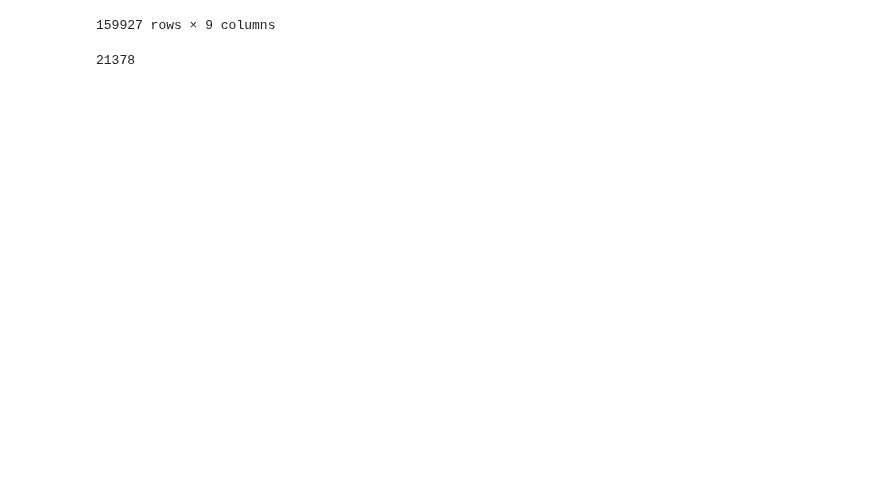
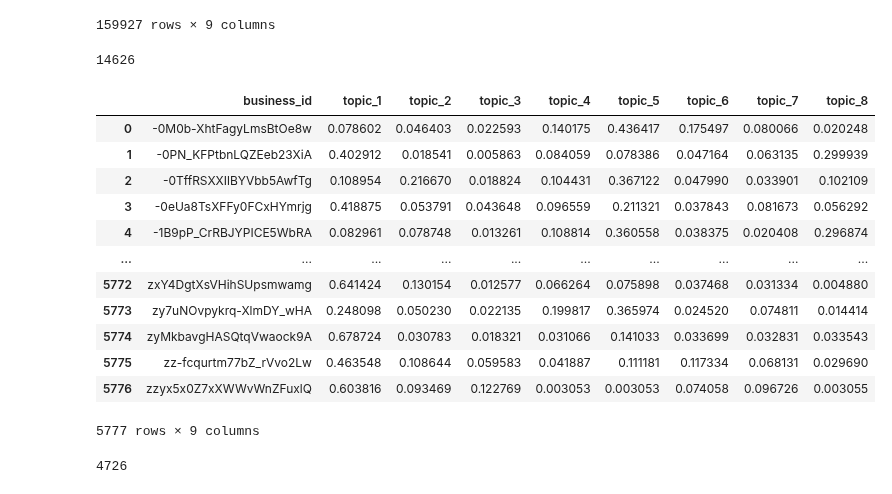
Before and after one commit to larasneves/ComplexDataAnalysis, a Jupyter notebook: user_restaurants_profiles.ipynb, the cells around one changed output. Saved outputs shown, nothing was run; the diff lists cells and outputs as text; code cells hidden in the pictures; blank space fills up the shorter version.

Commit message:
Restaurants profiles

```diff
--- a/user_profiles.ipynb
+++ b/user_restaurants_profiles.ipynb
@@ -206,7 +206,33 @@ user_profile
 | 159926 | zzx7J3zheFF3zf5YYfDAMg | 0.005443 | 0.058935 | 0.005437 | 0.005456 | 0.482066 | 0.005439 | 0.005440 | 0.431783 |
 159927 rows × 9 columns
 # %%
-frequent_users = reviews['user_id'].value_counts() > 5
+frequent_users = reviews[reviews['liked'] == 1]['user_id'].value_counts() > 5
 frequent_users.sum()
 # %% [output]
-21378
+14626
+# %%
+reviews_topic = pd.read_csv("reviews_topics_user.csv")
+reviews_topic = pd.concat([reviews_topic, reviews['business_id']], axis=1)
+reviews_topic = reviews_topic.drop(columns=['Unnamed: 0', 'review_id', 'user_id', 'stars_x', 'text'])
+restaurant_profile = reviews_topic[reviews_topic['liked'] == 1].groupby("business_id", as_index=False)[column_names].mean()
+restaurant_profile.to_csv("restaurant_profiles.csv")
+restaurant_profile
+# %% [output]
+|  | business_id | topic_1 | topic_2 | topic_3 | topic_4 | topic_5 | topic_6 | topic_7 | topic_8 |
+| 0 | -0M0b-XhtFagyLmsBtOe8w | 0.078602 | 0.046403 | 0.022593 | 0.140175 | 0.436417 | 0.175497 | 0.080066 | 0.020248 |
+| 1 | -0PN_KFPtbnLQZEeb23XiA | 0.402912 | 0.018541 | 0.005863 | 0.084059 | 0.078386 | 0.047164 | 0.063135 | 0.299939 |
+| 2 | -0TffRSXXIlBYVbb5AwfTg | 0.108954 | 0.216670 | 0.018824 | 0.104431 | 0.367122 | 0.047990 | 0.033901 | 0.102109 |
+| 3 | -0eUa8TsXFFy0FCxHYmrjg | 0.418875 | 0.053791 | 0.043648 | 0.096559 | 0.211321 | 0.037843 | 0.081673 | 0.056292 |
+| 4 | -1B9pP_CrRBJYPICE5WbRA | 0.082961 | 0.078748 | 0.013261 | 0.108814 | 0.360558 | 0.038375 | 0.020408 | 0.296874 |
+| ... | ... | ... | ... | ... | ... | ... | ... | ... | ... |
+| 5772 | zxY4DgtXsVHihSUpsmwamg | 0.641424 | 0.130154 | 0.012577 | 0.066264 | 0.075898 | 0.037468 | 0.031334 | 0.004880 |
+| 5773 | zy7uNOvpykrq-XlmDY_wHA | 0.248098 | 0.050230 | 0.022135 | 0.199817 | 0.365974 | 0.024520 | 0.074811 | 0.014414 |
+| 5774 | zyMkbavgHASQtqVwaock9A | 0.678724 | 0.030783 | 0.018321 | 0.031066 | 0.141033 | 0.033699 | 0.032831 | 0.033543 |
+| 5775 | zz-fcqurtm77bZ_rVvo2Lw | 0.463548 | 0.108644 | 0.059583 | 0.041887 | 0.111181 | 0.117334 | 0.068131 | 0.029690 |
+| 5776 | zzyx5x0Z7xXWWvWnZFuxlQ | 0.603816 | 0.093469 | 0.122769 | 0.003053 | 0.003053 | 0.074058 | 0.096726 | 0.003055 |
+5777 rows × 9 columns
+# %%
+frequent_restaurants = reviews_topic[reviews_topic['liked'] == 1]['business_id'].value_counts() > 5
+frequent_restaurants.sum()
+# %% [output]
+4726
```
Also changed, not shown: parts of 1 cell of this notebook.
